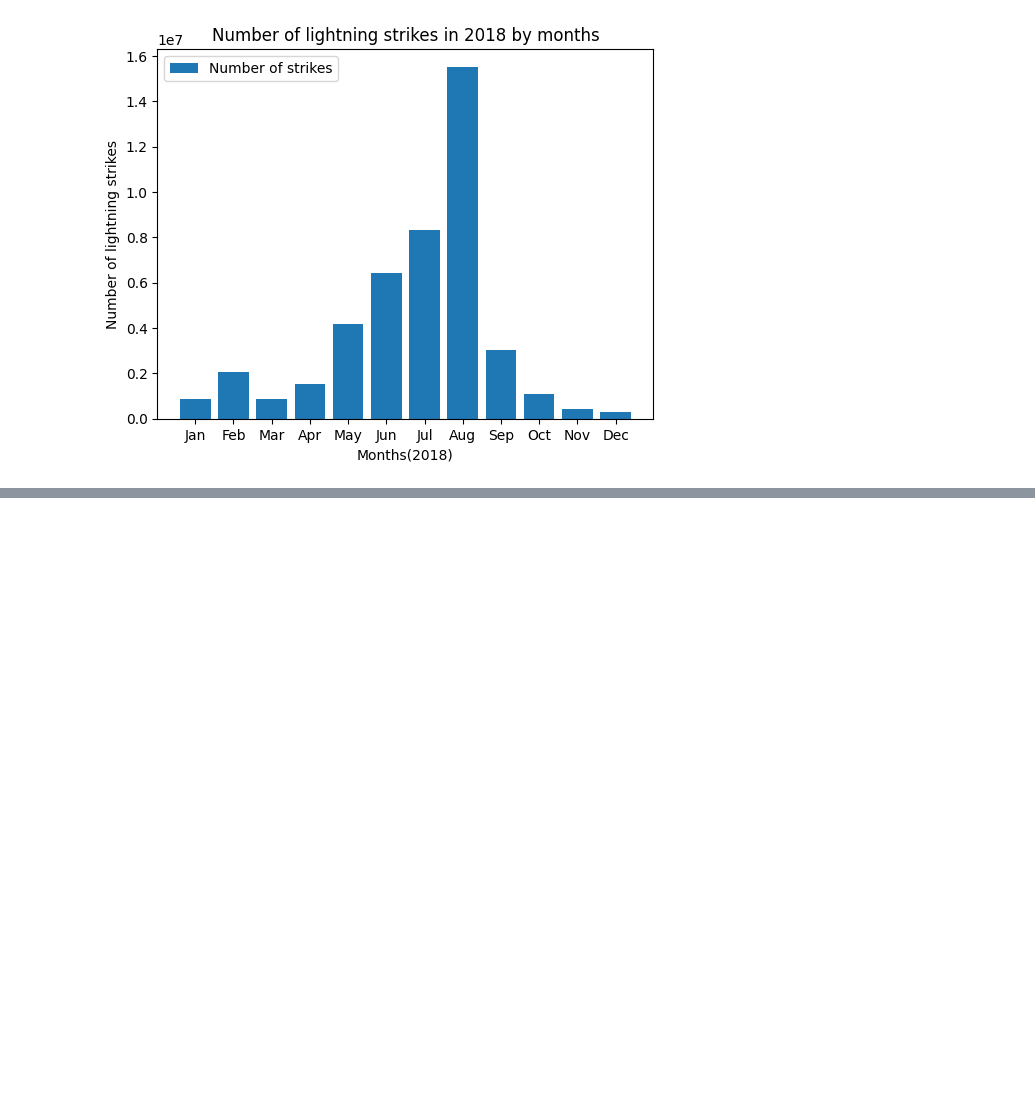
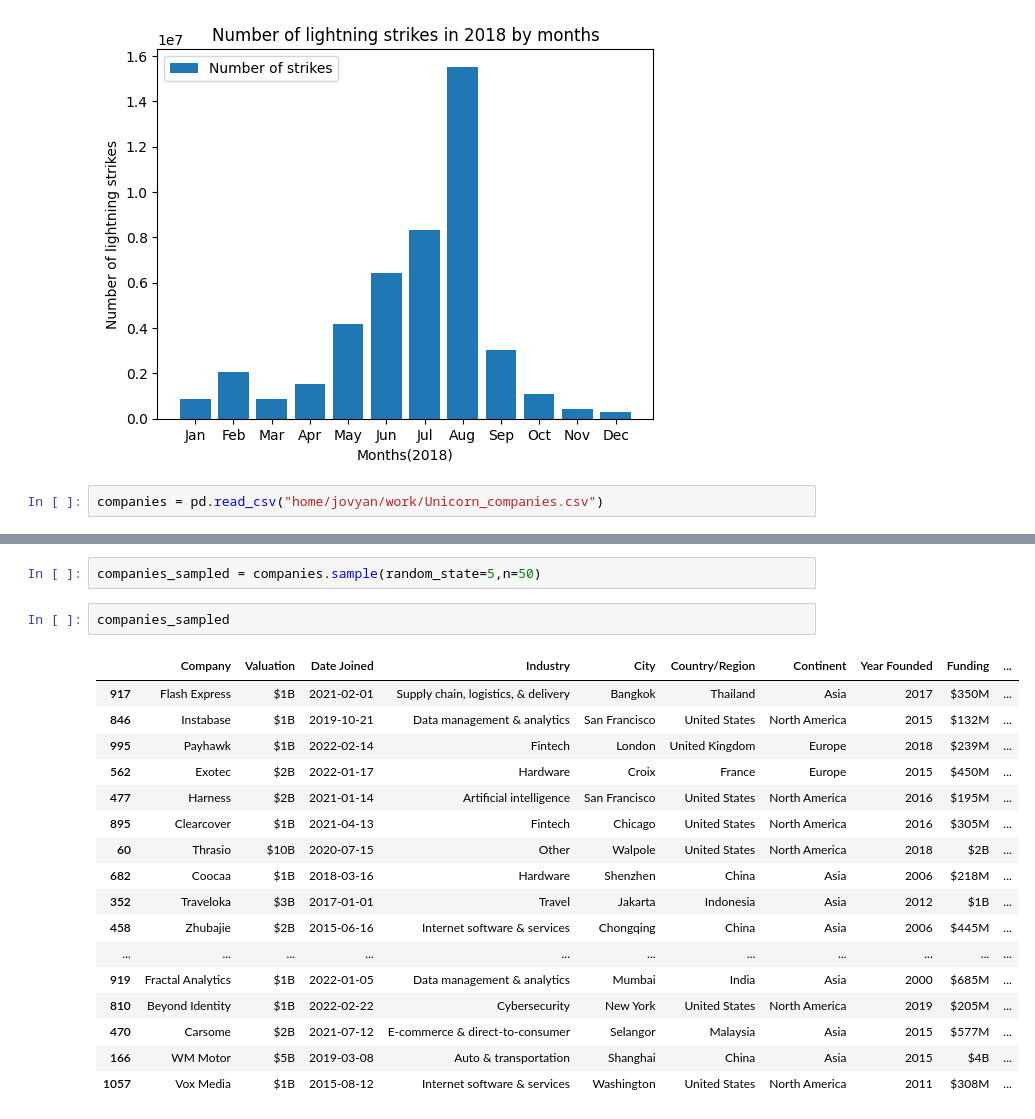
Before and after one commit to yildizramazan/daily-lightning-strikes, a Jupyter notebook: notebook.ipynb, the cells around one changed output, grey strips where cells are left out. Saved outputs shown, nothing was run; the diff lists cells and outputs as text; blank space fills up the shorter version.

```diff
--- a/notebook.ipynb
+++ b/notebook.ipynb
@@ -144,3 +144,5 @@ plt.legend()
 plt.show()
 # %% [output]
 [figure]
+# %%
+companies = pd.read_csv("home/jovyan/work/Unicorn_companies.csv")
@@ -146,0 +262,22 @@ plt.show()
+# %%
+companies_sampled = companies.sample(random_state=5,n=50)
+# %%
+companies_sampled
+# %% [output]
+|  | Company | Valuation | Date Joined | Industry | City | Country/Region | Continent | Year Founded | Funding | ... |
+| 917 | Flash Express | $1B | 2021-02-01 | Supply chain, logistics, & delivery | Bangkok | Thailand | Asia | 2017 | $350M | ... |
+| 846 | Instabase | $1B | 2019-10-21 | Data management & analytics | San Francisco | United States | North America | 2015 | $132M | ... |
+| 995 | Payhawk | $1B | 2022-02-14 | Fintech | London | United Kingdom | Europe | 2018 | $239M | ... |
+| 562 | Exotec | $2B | 2022-01-17 | Hardware | Croix | France | Europe | 2015 | $450M | ... |
+| 477 | Harness | $2B | 2021-01-14 | Artificial intelligence | San Francisco | United States | North America | 2016 | $195M | ... |
+| 895 | Clearcover | $1B | 2021-04-13 | Fintech | Chicago | United States | North America | 2016 | $305M | ... |
+| 60 | Thrasio | $10B | 2020-07-15 | Other | Walpole | United States | North America | 2018 | $2B | ... |
+| 682 | Coocaa | $1B | 2018-03-16 | Hardware | Shenzhen | China | Asia | 2006 | $218M | ... |
+| 352 | Traveloka | $3B | 2017-01-01 | Travel | Jakarta | Indonesia | Asia | 2012 | $1B | ... |
+| 458 | Zhubajie | $2B | 2015-06-16 | Internet software & services | Chongqing | China | Asia | 2006 | $445M | ... |
+| ... | ... | ... | ... | ... | ... | ... | ... | ... | ... | ... |
+| 919 | Fractal Analytics | $1B | 2022-01-05 | Data management & analytics | Mumbai | India | Asia | 2000 | $685M | ... |
+| 810 | Beyond Identity | $1B | 2022-02-22 | Cybersecurity | New York | United States | North America | 2019 | $205M | ... |
+| 470 | Carsome | $2B | 2021-07-12 | E-commerce & direct-to-consumer | Selangor | Malaysia | Asia | 2015 | $577M | ... |
+| 166 | WM Motor | $5B | 2019-03-08 | Auto & transportation | Shanghai | China | Asia | 2015 | $4B | ... |
+| 1057 | Vox Media | $1B | 2015-08-12 | Internet software & services | Washington | United States | North America | 2011 | $308M | ... |
```
Also changed, not shown: parts of 12 cells of this notebook, 1 other file.
